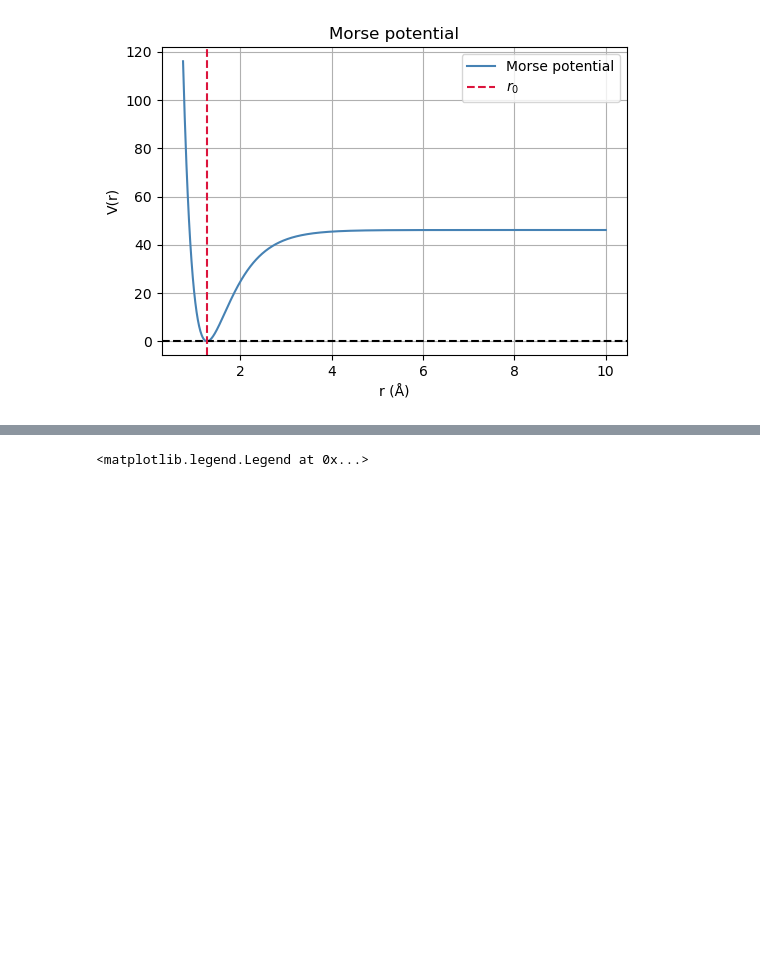
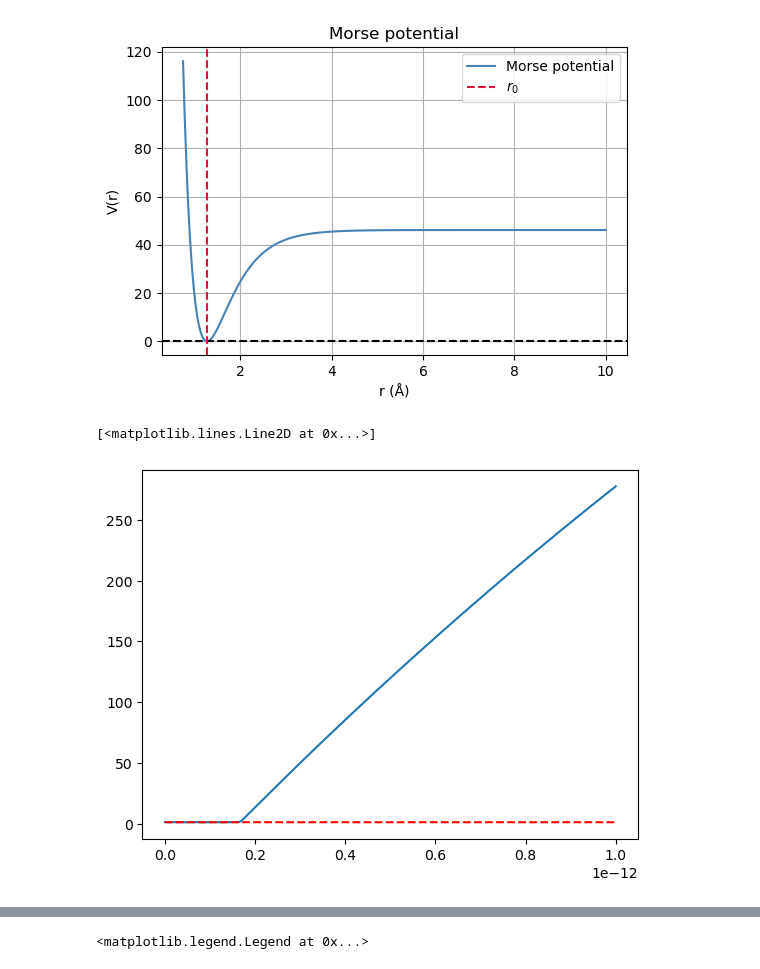
Before and after one commit to JeanCHDJdev/md-langevin, a Jupyter notebook: simulation.ipynb, the cells around one changed output, grey strips where cells are left out. Drawn from its saved outputs; the diff is of its cells as text; code cells hidden in the pictures; blank space fills up the shorter version.

```diff
--- a/simulation.ipynb
+++ b/simulation.ipynb
@@ -30,0 +31,6 @@ time, r_cl, r_h, v_cl, v_h = sim.run(n_steps=5000, r_init_relative=sim.r_0+0.1,
+# %%
+plt.plot(data['time'], data['r_rel'])
+plt.plot(data['time'], sim.r_0 * np.ones_like(data['time']), ls='--', color='red', label=r'$r_0$')
+# %% [output]
+[<matplotlib.lines.Line2D at 0x...>]
+[figure, added]
```
Also changed, not shown: parts of 4 cells of this notebook, 1 other file.
